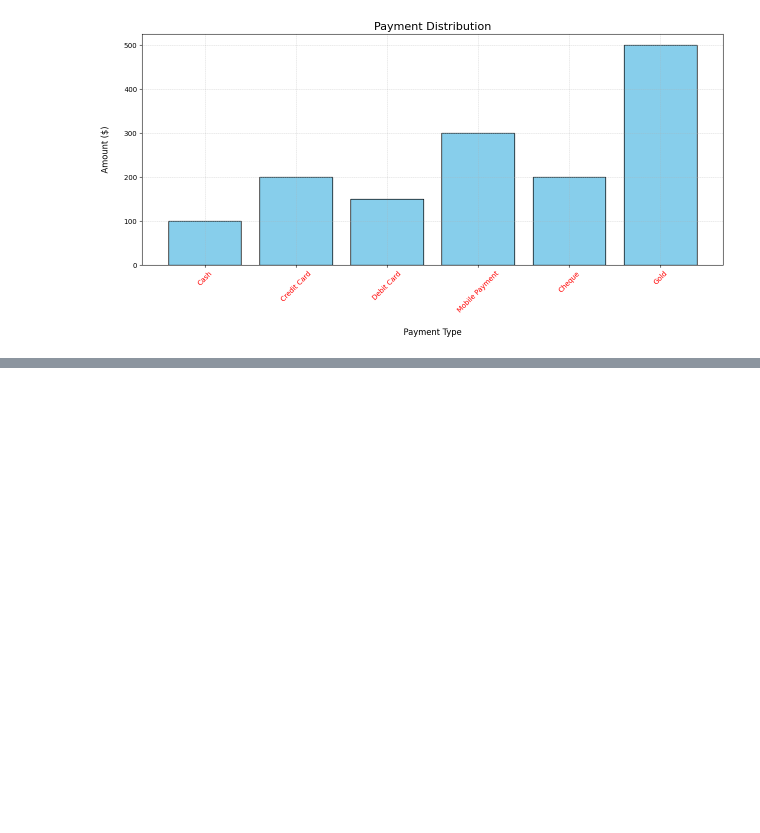
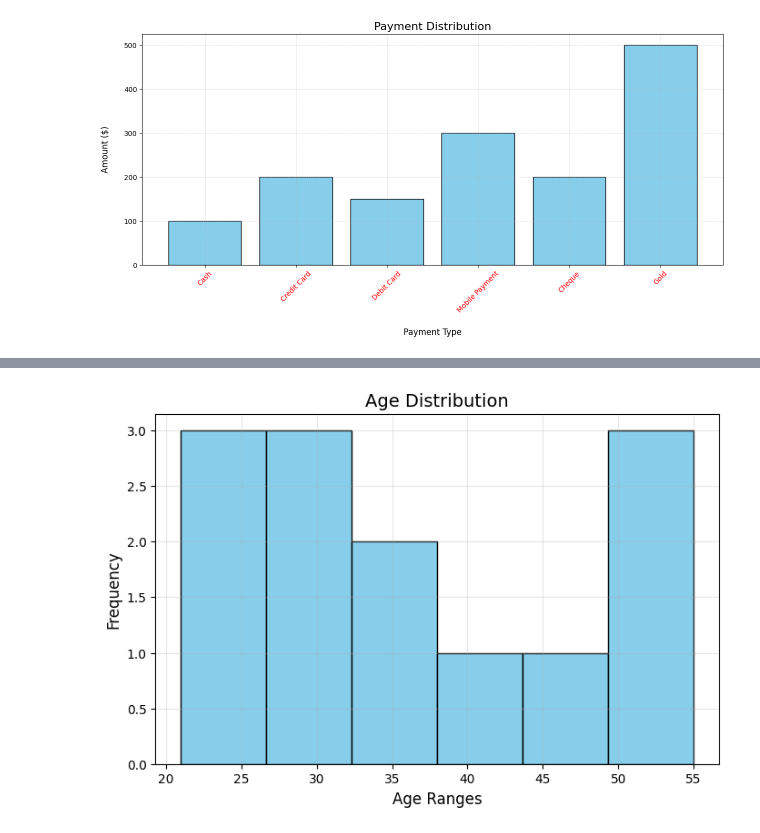
Before and after one commit to cruvss/2D-Data-Visualization, a Jupyter notebook: notebook.ipynb, the cells around one changed output, grey strips where cells are left out. Saved outputs shown, nothing was run; the diff lists cells and outputs as text; code cells hidden in the pictures; blank space fills up the shorter version.

Commit message:
add histogram

```diff
--- a/notebook.ipynb
+++ b/notebook.ipynb
@@ -203,0 +230,17 @@ plt.show()
+# %%
+import matplotlib.pyplot as plt
+import numpy as np
+
+# Data
+ages = [21, 23, 25, 28, 29, 30, 33, 36, 40, 45, 50, 52, 55]
+
+# Plot histogram
+plt.figure(figsize=(8, 5))
+plt.hist(ages, bins=6, color='skyblue', edgecolor='black')
+plt.title('Age Distribution', fontsize=14)
+plt.xlabel('Age Ranges', fontsize=12)
+plt.ylabel('Frequency', fontsize=12)
+plt.grid(alpha=0.3)
+plt.show()
+# %% [output]
+[figure, added]
```
Also changed, not shown: parts of 4 cells of this notebook.
